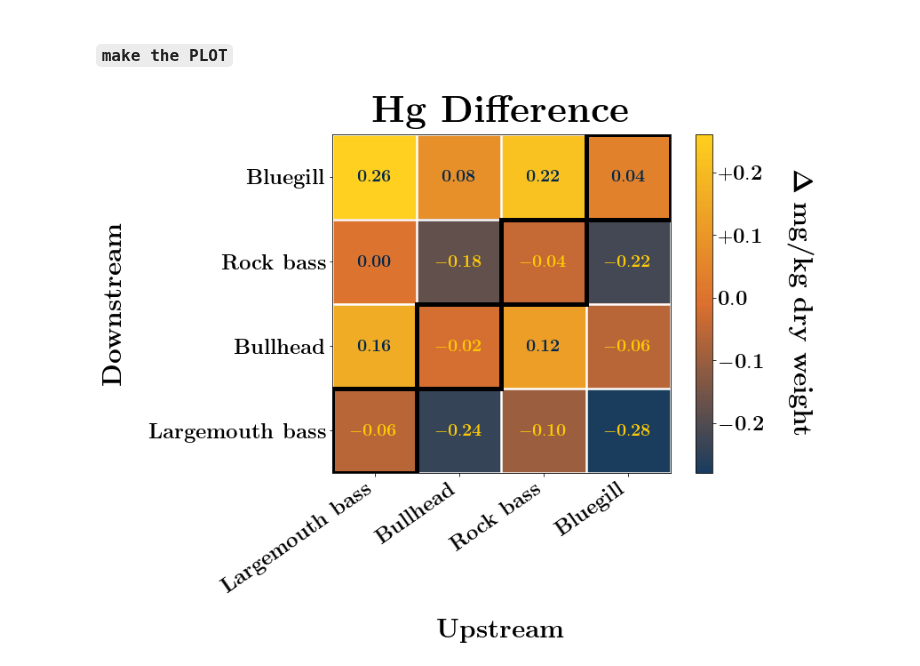
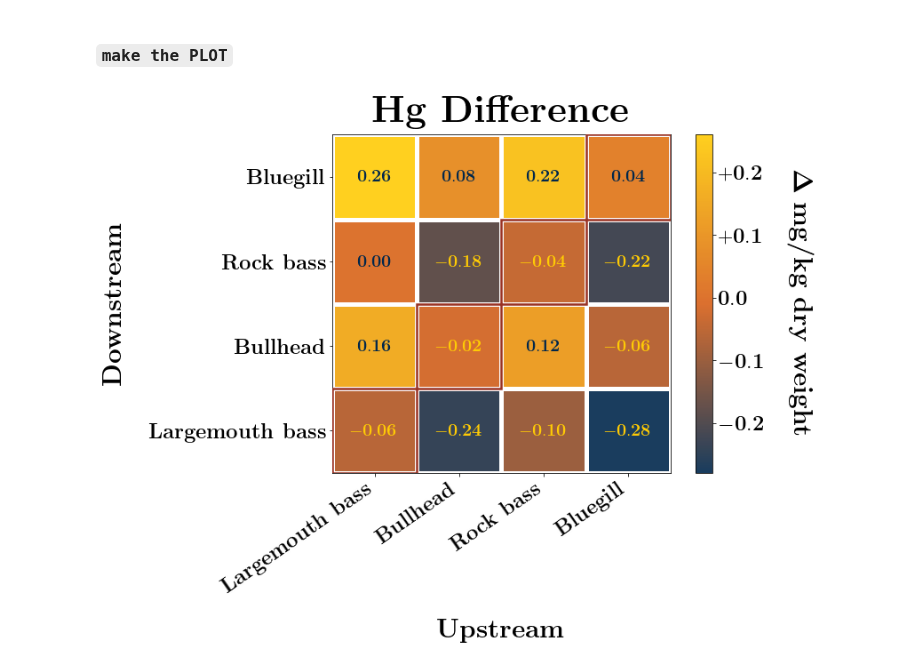
Before and after one commit to casonk/Flint_River_Ecology, a Jupyter notebook: Notebooks/Hg_Heat_Map.ipynb, the cells around one changed output. Drawn from its saved outputs; the diff is of its cells as text; code cells hidden in the pictures.

```diff
--- a/Notebooks/Hg_Heat_Map.ipynb
+++ b/Notebooks/Hg_Heat_Map.ipynb
@@ -61,7 +61,7 @@ def heatmap(data, row_labels, col_labels, ax=None, cbar_kw={}, cbarlabel="", **k
 
     ax.set_xticks(np.arange(data.shape[1] + 1) - 0.5, minor=True)
     ax.set_yticks(np.arange(data.shape[0] + 1) - 0.5, minor=True)
-    ax.grid(which="minor", color="white", linewidth=2.5)
+    ax.grid(which="minor", color="white", linewidth=5)
     ax.tick_params(which="minor", bottom=False, left=False)
 
     return im, cbar
@@ -210,35 +210,35 @@ im, cbar = heatmap(
     )
 
 cbar.set_ticklabels([r'$\mathbf{-0.3}$',r'$\mathbf{-0.2}$',r'$\mathbf{-0.1}$',r'$\mathbf{0.0}$',r'$\mathbf{+0.1}$',r'$\mathbf{+0.2}$',r'$\mathbf{+0.3}$'])
 
 annotate_heatmap(
     im,
     data=df,
     valfmt="{x:.2f}",
     size=20,
     textcolors=(ummaize, umblue),
     fontweight="bold",
     threshold=None,
 )
 
 # SCALE
 fig = plt.gcf()
 fig.set_size_inches(10, 7)
 
 # LABEL
 plt.title(r'\textbf{Hg Difference}', style='oblique')
 # plt.xlabel(r'\textbf{Downstream}', style='italic')
 plt.ylabel(r'\textbf{Downstream}', style='italic')
 # plt.ylabel(r'\textbf{Upstream}', style='italic')
 plt.xlabel(r'\textbf{Upstream}', style='italic')
 
-im.axes.add_patch(Rectangle((2.5, -0.5), 1, 1, fill=False, edgecolor='black', lw=5, zorder=5))
-im.axes.add_patch(Rectangle((1.5, 0.5), 1, 1, fill=False, edgecolor='black', lw=5, zorder=5))
-im.axes.add_patch(Rectangle((0.5, 1.5), 1, 1, fill=False, edgecolor='black', lw=5, zorder=5))
-im.axes.add_patch(Rectangle((-0.5, 2.5), 1, 1, fill=False, edgecolor='black', lw=5, zorder=5))
+im.axes.add_patch(Rectangle((2.5, -0.5), 1, 1, fill=False, edgecolor=tappanred, lw=2.5, zorder=5))
+im.axes.add_patch(Rectangle((1.5, 0.5), 1, 1, fill=False, edgecolor=tappanred, lw=2.5, zorder=5))
+im.axes.add_patch(Rectangle((0.5, 1.5), 1, 1, fill=False, edgecolor=tappanred, lw=2.5, zorder=5))
+im.axes.add_patch(Rectangle((-0.5, 2.5), 1, 1, fill=False, edgecolor=tappanred, lw=2.5, zorder=5))
 
 # SHOW
 fig.savefig('F:\\Research\\Funded\\UIREEJ\\Flint_River_Ecology\\Poster\\Img\\Hg.png', dpi=150, bbox_inches='tight')
 plt.show()
 # %% [output]
-[figure, old version]
+[figure, new version]
```
Also changed, not shown: 2 other files.
